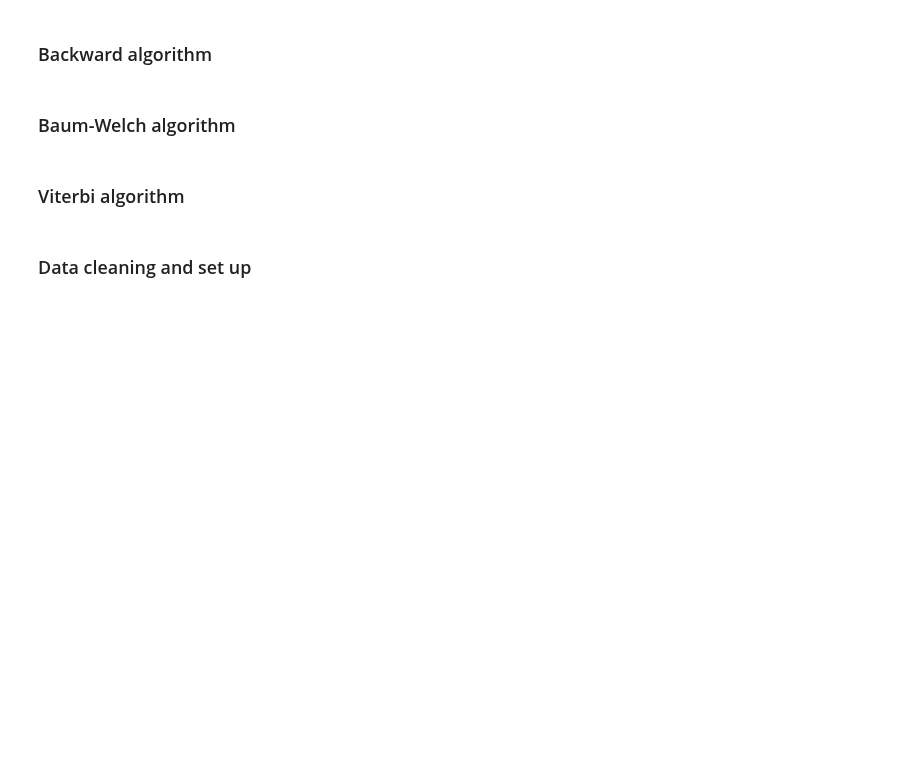
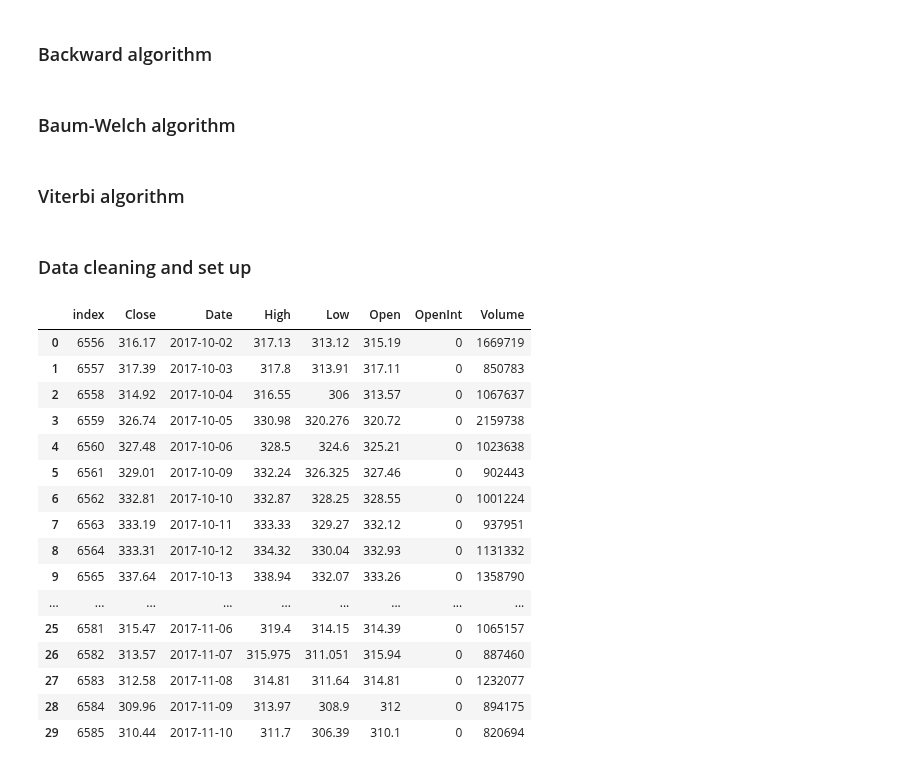
Before and after one commit to sophielouie/cs4100-5100-final-proj, a Jupyter notebook: HMM_Functions.ipynb, the cells around one changed output. Saved outputs shown, nothing was run; the diff lists cells and outputs as text; code cells hidden in the pictures; blank space fills up the shorter version.

```diff
--- a/HMM_Functions.ipynb
+++ b/HMM_Functions.ipynb
@@ -555,0 +558,24 @@ def graph_hidden_states(updated_stock_df):
+# %%
+file_name = 'biib.us.txt'
+df_biib_stock = get_stock_data(file_name)
+df_biib_stock = df_biib_stock[-30:]
+df_biib_stock = df_biib_stock.reset_index()
+df_biib_stock
+# %% [output]
+|  | index | Close | Date | High | Low | Open | OpenInt | Volume |
+| 0 | 6556 | 316.17 | 2017-10-02 | 317.13 | 313.12 | 315.19 | 0 | 1669719 |
+| 1 | 6557 | 317.39 | 2017-10-03 | 317.8 | 313.91 | 317.11 | 0 | 850783 |
+| 2 | 6558 | 314.92 | 2017-10-04 | 316.55 | 306 | 313.57 | 0 | 1067637 |
+| 3 | 6559 | 326.74 | 2017-10-05 | 330.98 | 320.276 | 320.72 | 0 | 2159738 |
+| 4 | 6560 | 327.48 | 2017-10-06 | 328.5 | 324.6 | 325.21 | 0 | 1023638 |
+| 5 | 6561 | 329.01 | 2017-10-09 | 332.24 | 326.325 | 327.46 | 0 | 902443 |
+| 6 | 6562 | 332.81 | 2017-10-10 | 332.87 | 328.25 | 328.55 | 0 | 1001224 |
+| 7 | 6563 | 333.19 | 2017-10-11 | 333.33 | 329.27 | 332.12 | 0 | 937951 |
+| 8 | 6564 | 333.31 | 2017-10-12 | 334.32 | 330.04 | 332.93 | 0 | 1131332 |
+| 9 | 6565 | 337.64 | 2017-10-13 | 338.94 | 332.07 | 333.26 | 0 | 1358790 |
+| ... | ... | ... | ... | ... | ... | ... | ... | ... |
+| 25 | 6581 | 315.47 | 2017-11-06 | 319.4 | 314.15 | 314.39 | 0 | 1065157 |
+| 26 | 6582 | 313.57 | 2017-11-07 | 315.975 | 311.051 | 315.94 | 0 | 887460 |
+| 27 | 6583 | 312.58 | 2017-11-08 | 314.81 | 311.64 | 314.81 | 0 | 1232077 |
+| 28 | 6584 | 309.96 | 2017-11-09 | 313.97 | 308.9 | 312 | 0 | 894175 |
+| 29 | 6585 | 310.44 | 2017-11-10 | 311.7 | 306.39 | 310.1 | 0 | 820694 |
```
Also changed, not shown: parts of 9 cells of this notebook, 1 other file.
